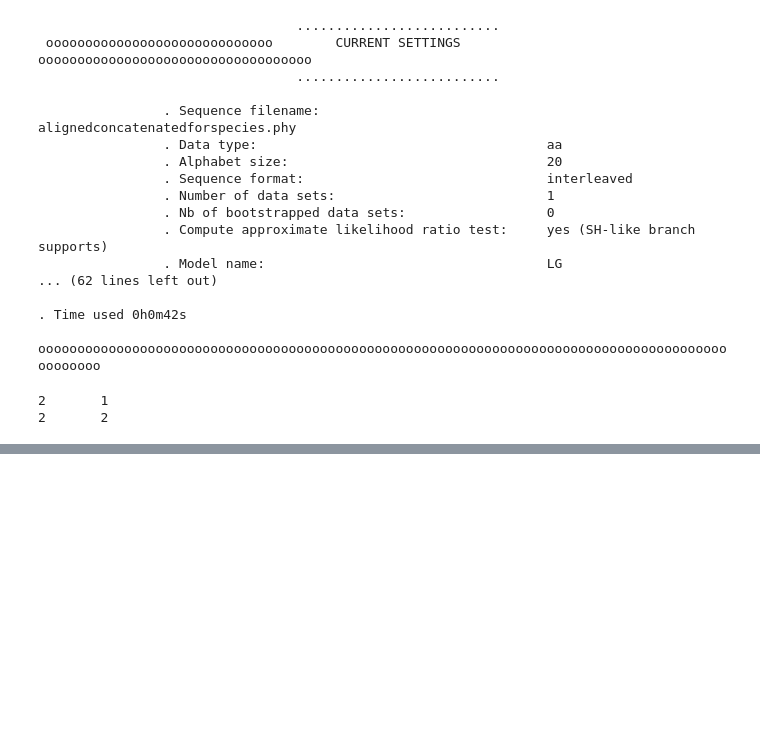
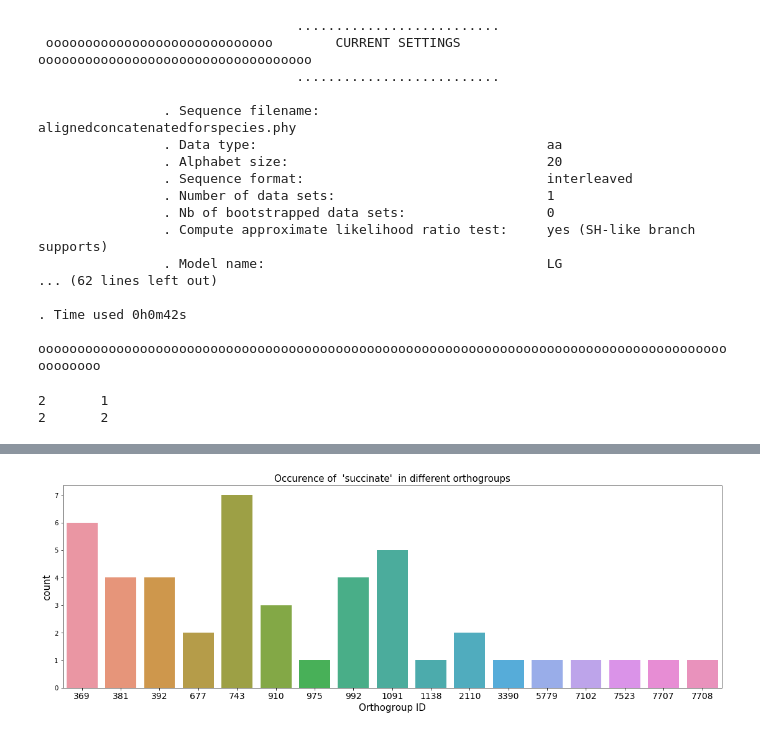
Before and after one commit to catalin-rusnac/B124622, a Jupyter notebook: CEG_assignment_B124622.ipynb, the cells around one changed output, grey strips where cells are left out. Saved outputs shown, nothing was run; the diff lists cells and outputs as text; code cells hidden in the pictures; blank space fills up the shorter version.

```diff
--- a/CEG_assignment_B124622.ipynb
+++ b/CEG_assignment_B124622.ipynb
@@ -259,0 +450,4 @@ Notung -g OGfastas/alignedconcatenatedforspecies.phy_phyml_tree.txt
+# %%
+stringhits(["succinate"])
+# %% [output]
+[figure, added]
```
Also changed, not shown: parts of 76 cells of this notebook.
